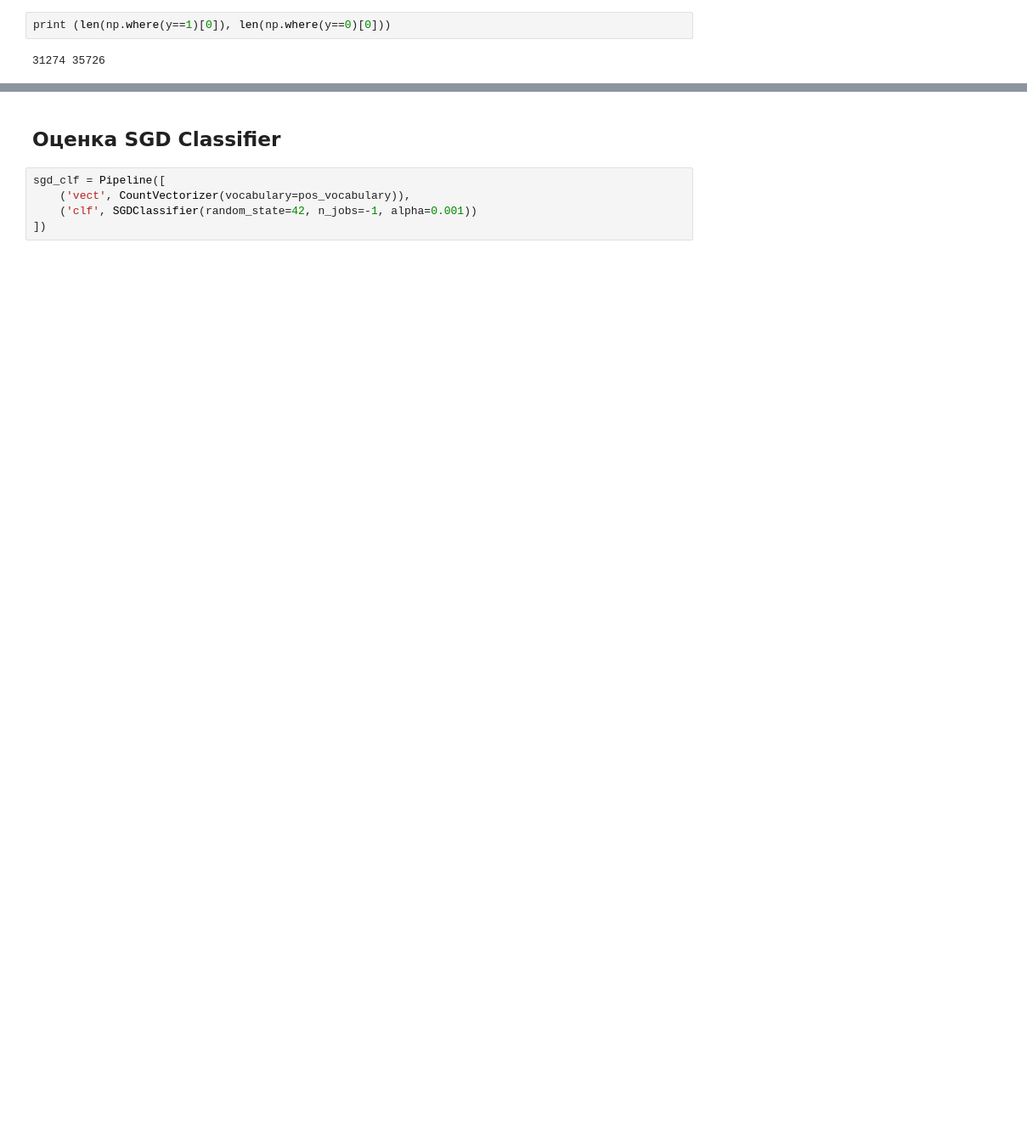
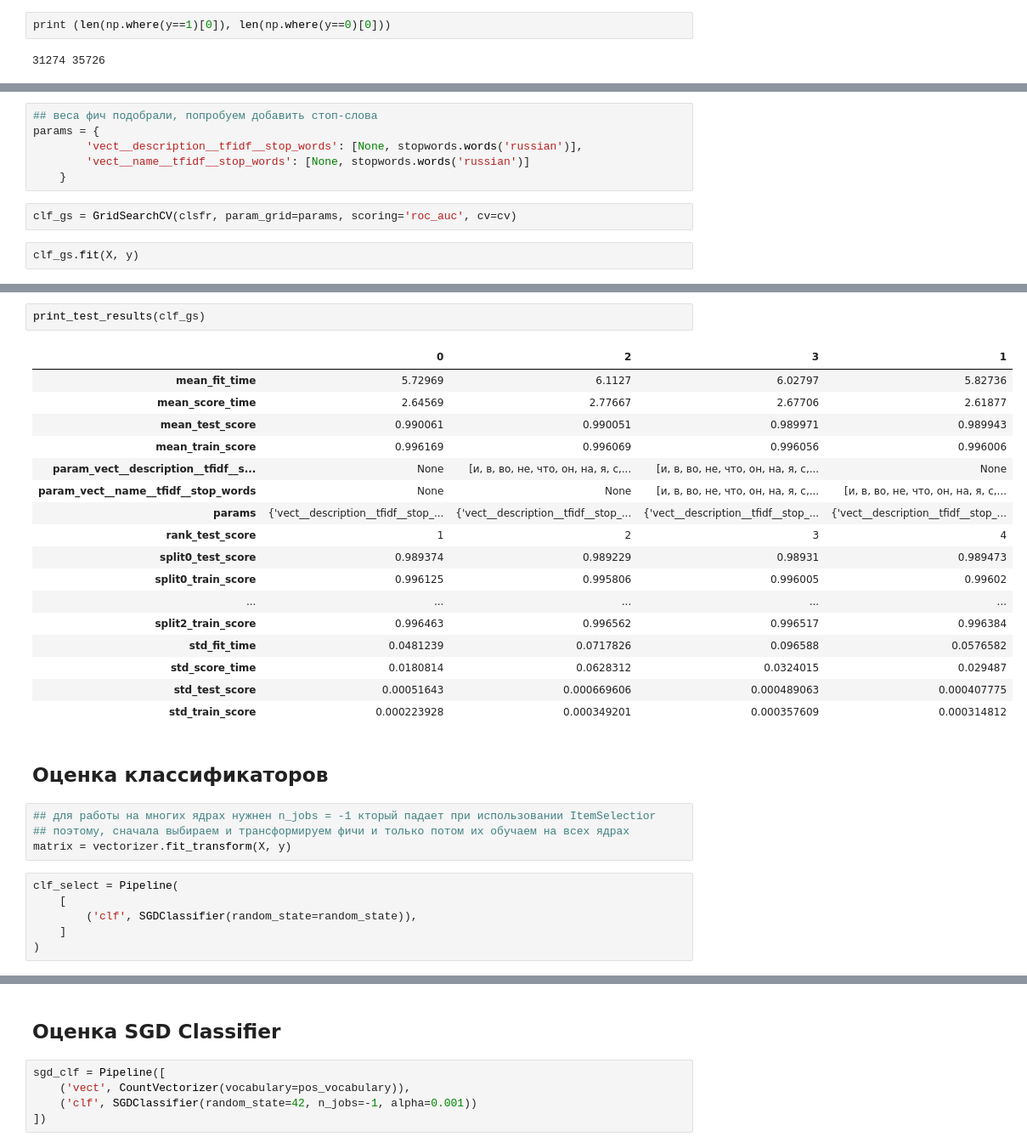
Before and after one commit to unifam123/sfml, a Jupyter notebook: hw_05/Vacancy Classification.ipynb, the cells around one changed output, grey strips where cells are left out. Shown: that part at 85% size. Cells and saved outputs as stored; diff of their text form; blank space fills up the shorter version.

```diff
--- a/hw_05/Vacancy Classification.ipynb
+++ b/hw_05/Vacancy Classification.ipynb
@@ -95,0 +229,10 @@ cv = StratifiedKFold(n_splits=5, random_state=123, shuffle=True)
+# %%
+## веса фич подобрали, попробуем добавить стоп-слова
+params = {
+        'vect__description__tfidf__stop_words': [None, stopwords.words('russian')],
+        'vect__name__tfidf__stop_words': [None, stopwords.words('russian')]
+    }
+# %%
+clf_gs = GridSearchCV(clsfr, param_grid=params, scoring='roc_auc', cv=cv)
+# %%
+clf_gs.fit(X, y)
@@ -95,0 +253,32 @@ cv = StratifiedKFold(n_splits=5, random_state=123, shuffle=True)
+# %%
+print_test_results(clf_gs)
+# %% [output]
+|  | 0 | 2 | 3 | 1 |
+| mean_fit_time | 5.72969 | 6.1127 | 6.02797 | 5.82736 |
+| mean_score_time | 2.64569 | 2.77667 | 2.67706 | 2.61877 |
+| mean_test_score | 0.990061 | 0.990051 | 0.989971 | 0.989943 |
+| mean_train_score | 0.996169 | 0.996069 | 0.996056 | 0.996006 |
+| param_vect__description__tfidf__s... | None | [и, в, во, не, что, он, на, я, с,... | [и, в, во, не, что, он, на, я, с,... | None |
+| param_vect__name__tfidf__stop_words | None | None | [и, в, во, не, что, он, на, я, с,... | [и, в, во, не, что, он, на, я, с,... |
+| params | {'vect__description__tfidf__stop_... | {'vect__description__tfidf__stop_... | {'vect__description__tfidf__stop_... | {'vect__description__tfidf__stop_... |
+| rank_test_score | 1 | 2 | 3 | 4 |
+| split0_test_score | 0.989374 | 0.989229 | 0.98931 | 0.989473 |
+| split0_train_score | 0.996125 | 0.995806 | 0.996005 | 0.99602 |
+| ... | ... | ... | ... | ... |
+| split2_train_score | 0.996463 | 0.996562 | 0.996517 | 0.996384 |
+| std_fit_time | 0.0481239 | 0.0717826 | 0.096588 | 0.0576582 |
+| std_score_time | 0.0180814 | 0.0628312 | 0.0324015 | 0.029487 |
+| std_test_score | 0.00051643 | 0.000669606 | 0.000489063 | 0.000407775 |
+| std_train_score | 0.000223928 | 0.000349201 | 0.000357609 | 0.000314812 |
+# %% [markdown]
+## Оценка классификаторов
+# %%
+## для работы на многих ядрах нужнен n_jobs = -1 кторый падает при использовании ItemSelectior
+## поэтому, сначала выбираем и трансформируем фичи и только потом их обучаем на всех ядрах
+matrix = vectorizer.fit_transform(X, y)
+# %%
+clf_select = Pipeline(
+    [
+        ('clf', SGDClassifier(random_state=random_state)),
+    ]
+)
```
Also changed, not shown: parts of 47 cells of this notebook, 3 other files.
